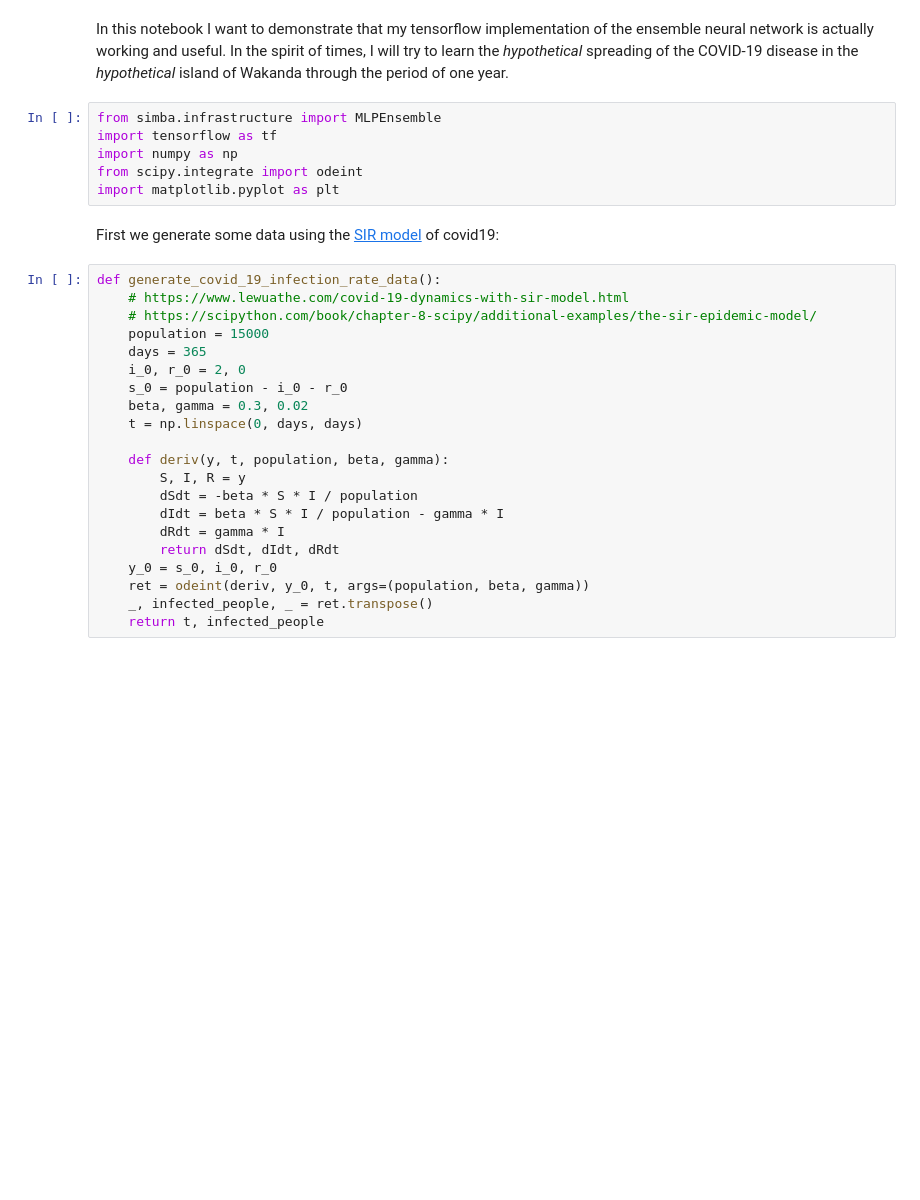
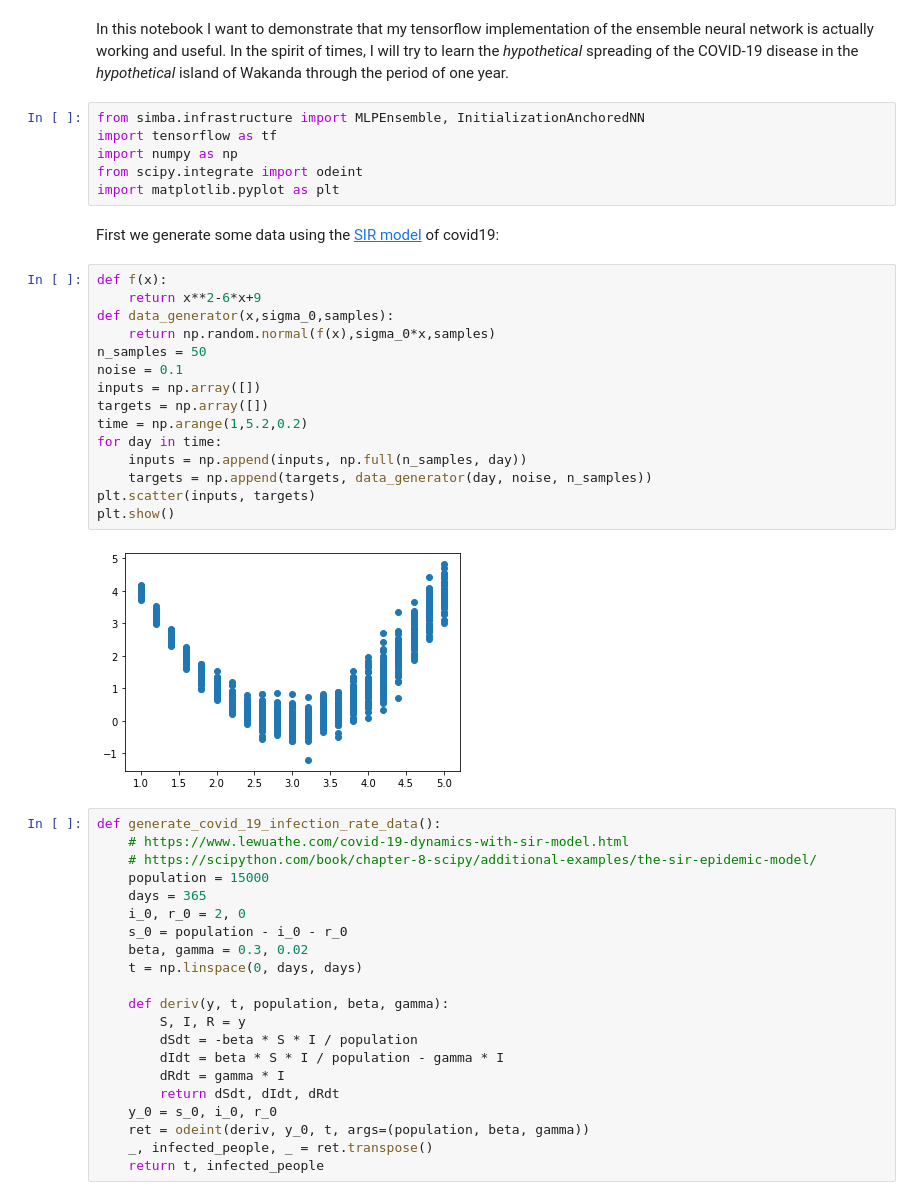
Before and after one commit to yardenas/ethz-safe-learning, a Jupyter notebook: development/model_sanity_check.ipynb, the cells around one changed output. Drawn from its saved outputs; the diff is of its cells as text; blank space fills up the shorter version.

```diff
--- a/development/model_sanity_check.ipynb
+++ b/development/model_sanity_check.ipynb
@@ -4,13 +4,30 @@
 # %% [markdown]
 In this notebook I want to demonstrate that my tensorflow implementation of the ensemble neural network is actually working and useful. In the spirit of times, I will try to learn the _hypothetical_ spreading of the COVID-19 disease in the _hypothetical_ island of Wakanda through the period of one year.
 # %%
-from simba.infrastructure import MLPEnsemble
+from simba.infrastructure import MLPEnsemble, InitializationAnchoredNN
 import tensorflow as tf
 import numpy as np
 from scipy.integrate import odeint
 import matplotlib.pyplot as plt
 # %% [markdown]
 First we generate some data using the [SIR model](https://www.lewuathe.com/covid-19-dynamics-with-sir-model.html) of covid19:
+# %%
+def f(x):
+    return x**2-6*x+9
+def data_generator(x,sigma_0,samples):
+    return np.random.normal(f(x),sigma_0*x,samples)
+n_samples = 50
+noise = 0.1
+inputs = np.array([])
+targets = np.array([])
+time = np.arange(1,5.2,0.2)
+for day in time:
+    inputs = np.append(inputs, np.full(n_samples, day))
+    targets = np.append(targets, data_generator(day, noise, n_samples))
+plt.scatter(inputs, targets)
+plt.show()
+# %% [output]
+[figure, added]
 # %%
 def generate_covid_19_infection_rate_data():
     # https://www.lewuathe.com/covid-19-dynamics-with-sir-model.html
```
Also changed, not shown: parts of 9 cells of this notebook.
